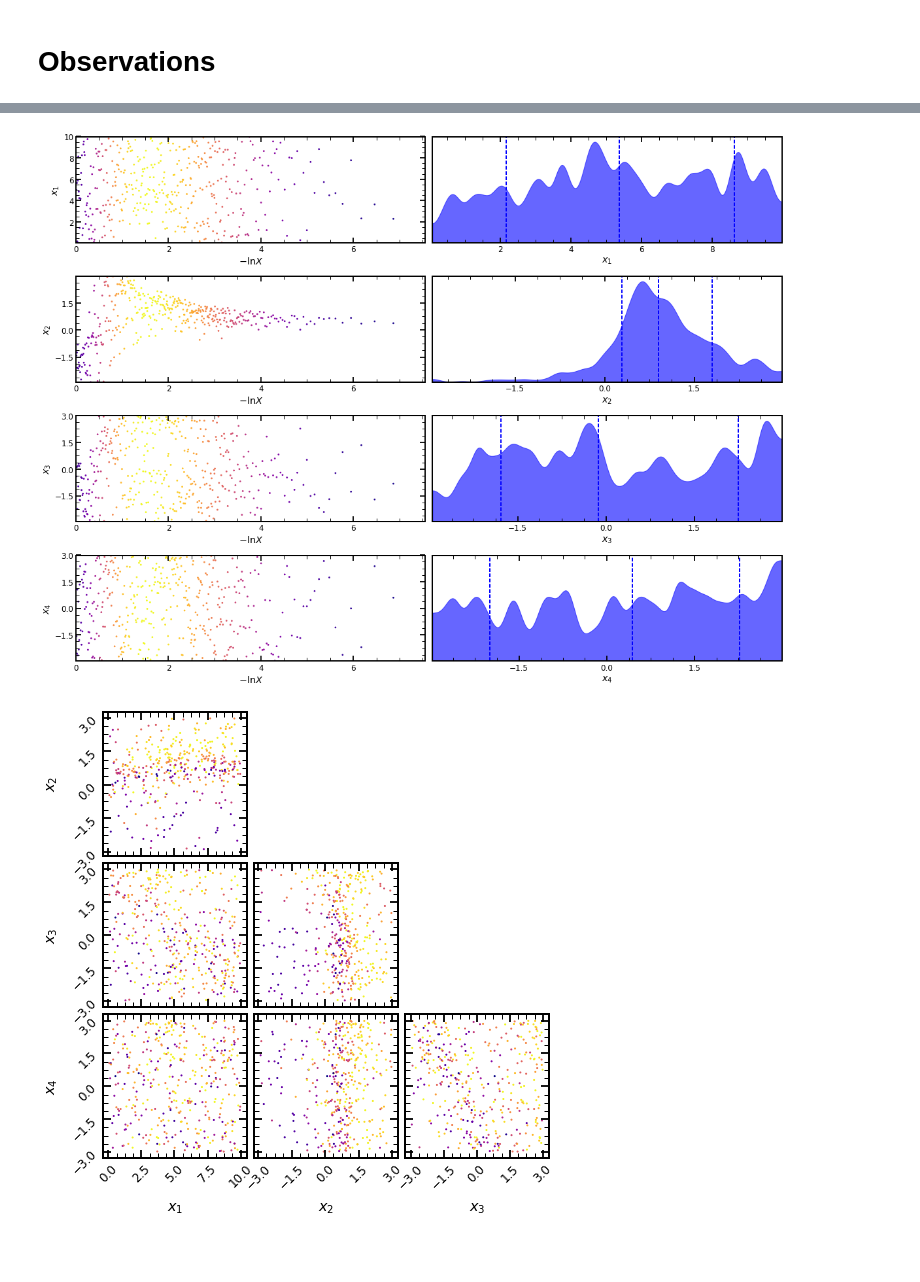
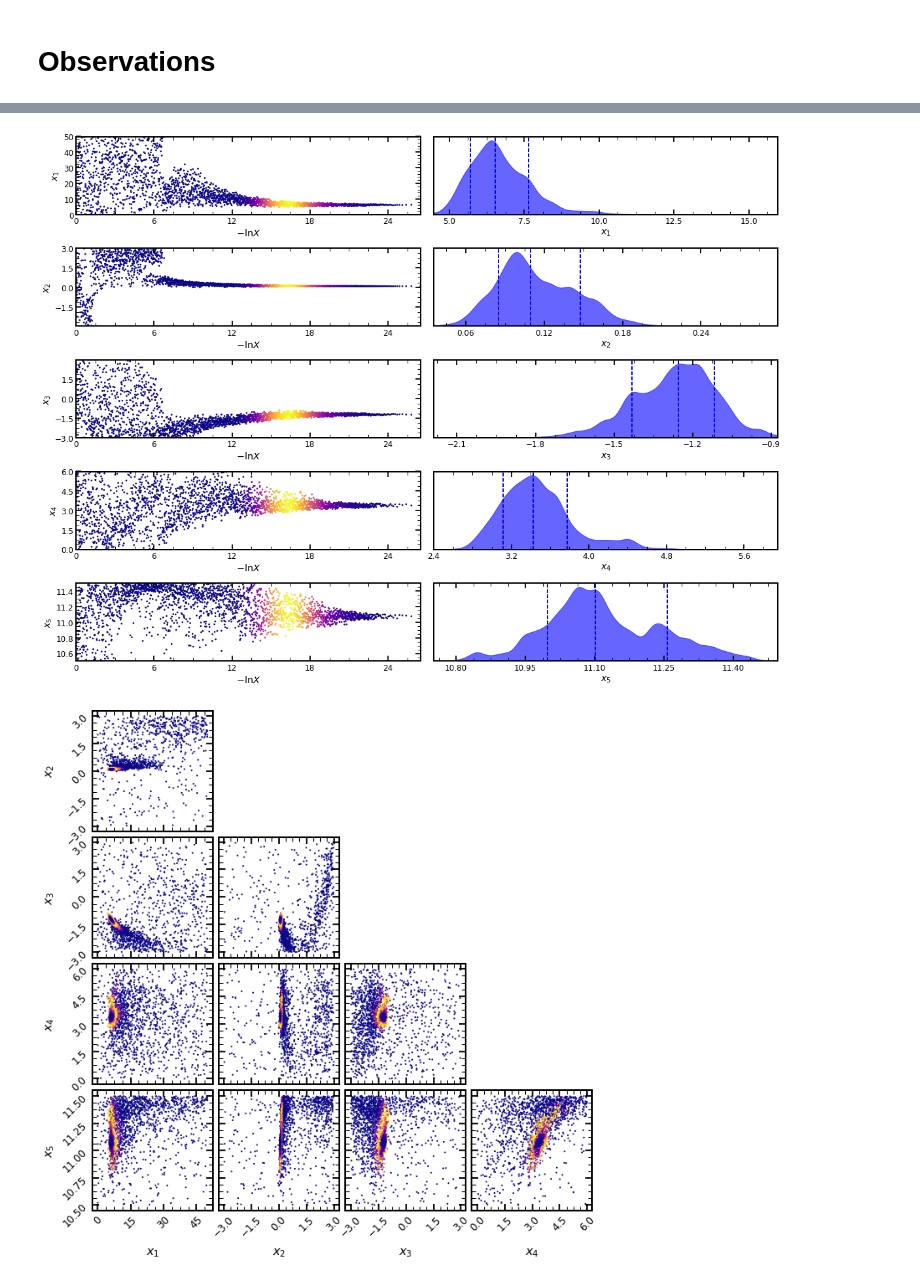
Before and after one commit to stacchella/morph_project, a Jupyter notebook: example/Estimate_Parameters_dynesty.ipynb, the cells around one changed output, grey strips where cells are left out. Drawn from its saved outputs; the diff is of its cells as text; code cells hidden in the pictures; blank space fills up the shorter version.

Commit message:
updated dynesty sampling

```diff
--- a/example/Estimate_Parameters_dynesty.ipynb
+++ b/example/Estimate_Parameters_dynesty.ipynb
@@ -30,10 +31,10 @@ print radius_kpc
 # %%
 # create list of SFH tables
 
-list_SFH_tables = glob.glob(path_SFH_table + '*a1.002310.dat')
+# list_SFH_tables = glob.glob(path_SFH_table + '*a1.002310.dat')
 
-# just every second file in order to increases speed
-list_SFH_tables = glob.glob(path_SFH_table + '*a1.002310.dat')[::2]
+# just use mass range of logM = 9-12 at z=0
+list_SFH_tables = np.append(np.append(glob.glob(path_SFH_table + '*sm9*a1.002310.dat'), glob.glob(path_SFH_table + '*sm10*a1.002310.dat')), glob.glob(path_SFH_table + '*sm11*a1.002310.dat'))
 
 print(list_SFH_tables)
 print(len(list_SFH_tables))
@@ -147,27 +309,35 @@ def loglike(theta):
 
 # alpha: normalization
 # beta: mass dependence => (M/10**10)**beta
-# gamma: sSFR dependence => ((SFR/M)/10**-10)**gamma
-# delta: redshift dependence => (1+z)**delta
+# gamma: redshift dependence => (1+z)**delta
+# delta: power in exponential in merger efficiency: np.exp(delta*(x-epsilon))
+# epsilon: mass scale in exponential in merger efficiency: np.exp(delta*(x-epsilon))
+
 
 def prior_transform(utheta):
     """Transforms our unit cube samples 'u' to those from a flat prior
     between in each variable."""
-    u_a, u_b, u_c, u_d = utheta
-    a = 10. * u_a
+    u_a, u_b, u_c, u_d, u_e = utheta
+    a = 50. * u_a
     b = 3. * (2. * u_b - 1.)
     c = 3. * (2. * u_c - 1.)
-    d = 3. * (2. * u_d - 1.)
-    return a, b, c, d
+    d = 6. * u_d
+    e = u_e + 10.5
+    return a, b, c, d, e
+
+
+# define redshift of fitting
+
+redshift_fit = np.array([0.5, 1.0, 1.5, 2.0, 2.5])
 # %%
 # define the sampler, takes a couple of minutes
 
-dsampler = dynesty.NestedSampler(loglike, prior_transform, ndim=4, nlive=100,
+dsampler = dynesty.NestedSampler(loglike, prior_transform, ndim=5, nlive=100,
                                         bound='multi', sample='unif',
                                         first_update={'min_ncall': -np.inf, 'min_eff': np.inf},
                                         update_interval=0.5)
 # %%
-# sample space, takes about 20-30 min
+# sample space, takes about 3 hours
 
-dsampler.run_nested(dlogz=0.5)
+dsampler.run_nested(dlogz=0.01)
 # %% [output]
@@ -177,18 +349,23 @@ iter: 296+100 | bound: 11 | nc: 1 | ncall: 658 | eff(%): 60.182 | loglstar:   -i
 
 dres = dsampler.results
 # %%
-# plot results
+# plot results (i.e. posteriors):
+# x1: normalization of SFR profile
+# x2: mass-dependence of SFR profile
+# x3: redshift-dependence of SFR profile
+# x4: power in exponential of merger efficiency
+# x5: critical mass scale of merger efficiency
 
 # trace plot
 fig, axes = dyplot.traceplot(dsampler.results,
-                             fig=plt.subplots(4, 2, figsize=(16, 12)))
+                             fig=plt.subplots(5, 2, figsize=(16, 12)))
 fig.tight_layout()
 plt.show()
 
 # corner plot
 fig, axes = dyplot.cornerpoints(dres)
 plt.show()
 # %% [output]
-[figure, old version]
+[figure, new version]
-[figure, old version]
+[figure, new version]
 # %%
```
Also changed, not shown: parts of 27 cells of this notebook, 2 other files.
